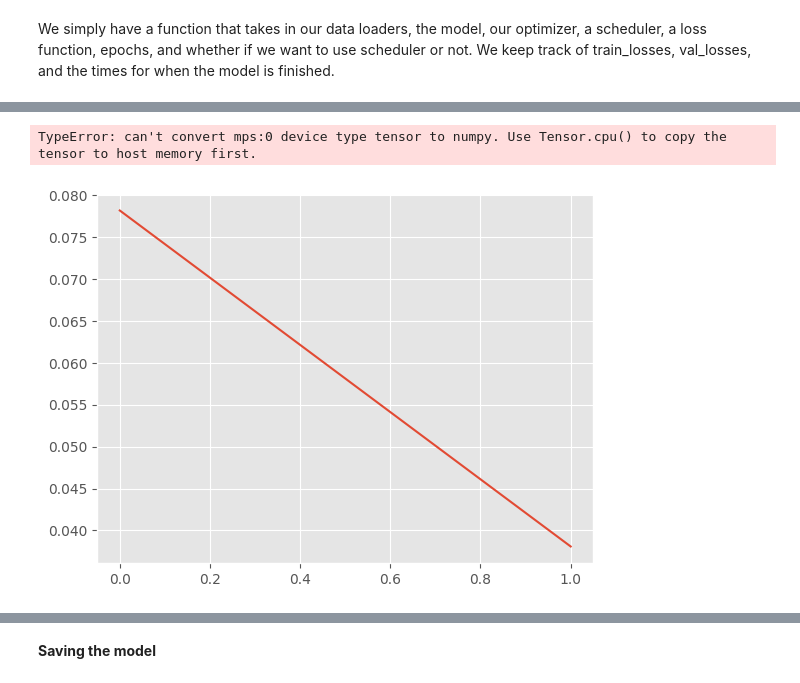
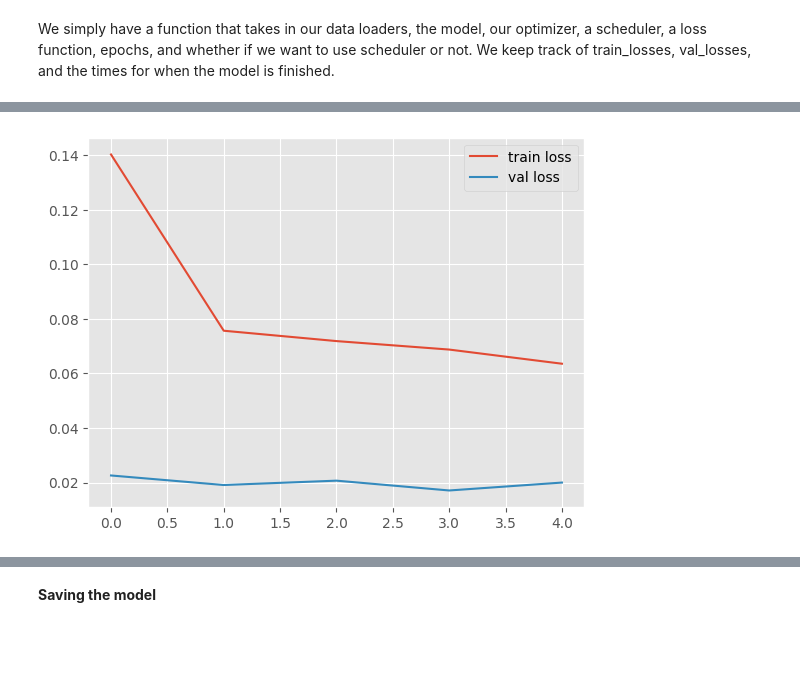
Before and after one commit to chriscamano/871_project, a Jupyter notebook: experiments/vis.ipynb, the cells around one changed output, grey strips where cells are left out. Cells and saved outputs as stored; diff of their text form; code cells hidden in the pictures; blank space fills up the shorter version.

```diff
--- a/experiments/vis.ipynb
+++ b/experiments/vis.ipynb
@@ -37,7 +40,8 @@ import random
 # %% [markdown]
 **Device setting**: Devices with MPS available will use MPS, cuda will use cuda, and if both are not available, `device` is set to CPU.
 # %%
-device = torch.device('mps' if torch.backends.mps.is_available() else ('cuda:0' if torch.cuda.is_available() else 'cpu'))
+device = torch.device('mps' if torch.backends.mps.is_available() else (
+    'cuda:0' if torch.cuda.is_available() else 'cpu'))
 print(device)
 # %% [output]
 mps
@@ -382,12 +340,17 @@ Finished training.
-# %%
-plt.style.use("ggplot")
-plt.plot(training_report['train_losses_history'], label="train loss")
-plt.plot(training_report['val_losses_history'], label="val loss")
-plt.legend()
-plt.show()
-# %% [output]
-TypeError: can't convert mps:0 device type tensor to numpy. Use Tensor.cpu() to copy the tensor to host memory first.
-[figure, removed]
+# %%
+import matplotlib.pyplot as plt
+import numpy as np
+import torch as torch
+
+training_report = {'train_losses_history': [0.14027873277664185, 0.07566587701439857, 0.07186755985021591, 0.0687600914388895, 0.06357135251164436], 'train_corrects_history': [np.array(0.10625, dtype=np.float32), np.array(0.146875, dtype=np.float32), np.array(0.19375, dtype=np.float32), np.array(0.184375, dtype=np.float32), np.array(0.19375, dtype=np.float32)], 'val_losses_history': [torch.tensor(0.0226), torch.tensor(0.0191), torch.tensor(0.0207), torch.tensor(0.0171), torch.tensor(0.0200)], 'val_corrects_history': [np.array(0.07589286, dtype=np.float32), np.array(0.15625, dtype=np.float32), np.array(0.13839285, dtype=np.float32), np.array(0.17857143, dtype=np.float32), np.array(0.16517857, dtype=np.float32)], 'epoch_times_history': [622.8097522370008, 602.9178659880017, 616.4494046340005, 620.7641232750029, 614.5917166120016]}
+
+plt.style.use("ggplot")
+plt.plot(training_report['train_losses_history'], label="train loss")
+plt.plot(training_report['val_losses_history'], label="val loss")
+plt.legend()
+plt.show()
+# %% [output]
+[figure, added]
 # %%
 plt.style.use("ggplot")
 plt.plot(training_report['train_corrects_history'], label="train accuracy")
```
Also changed, not shown: parts of 18 cells of this notebook, 2 other files.
